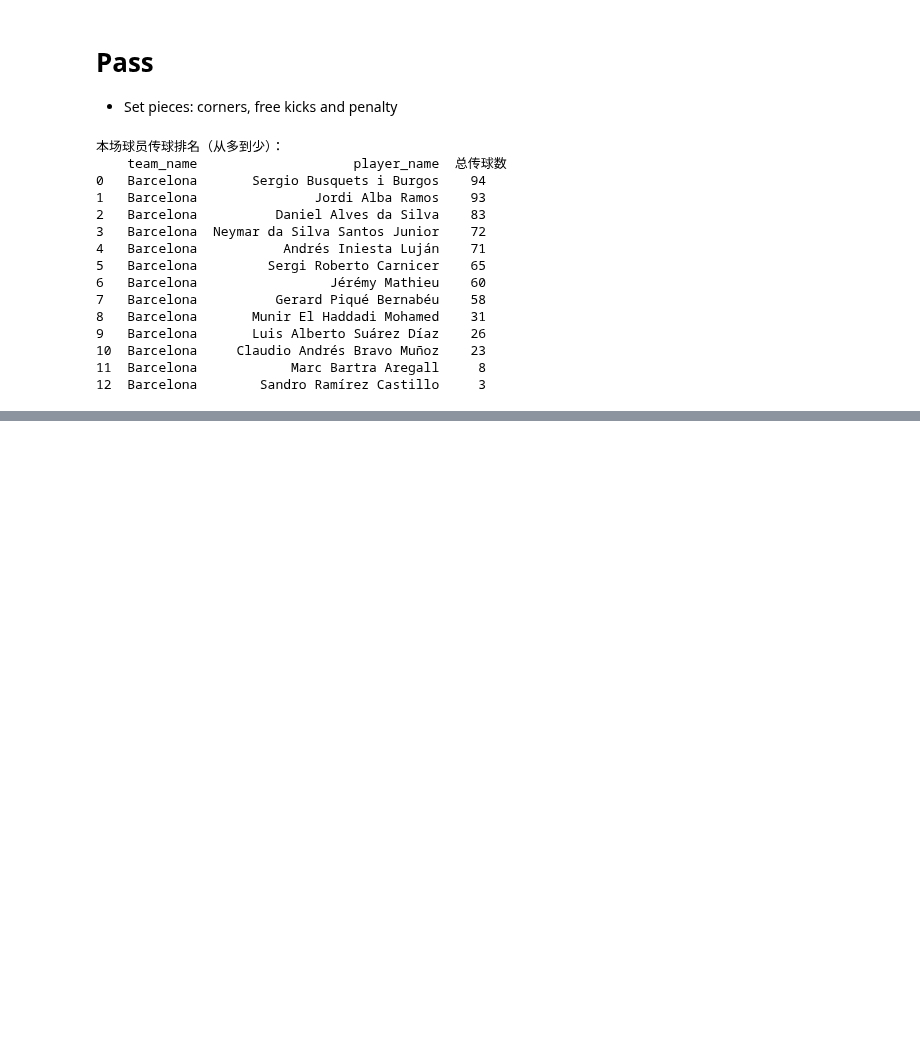
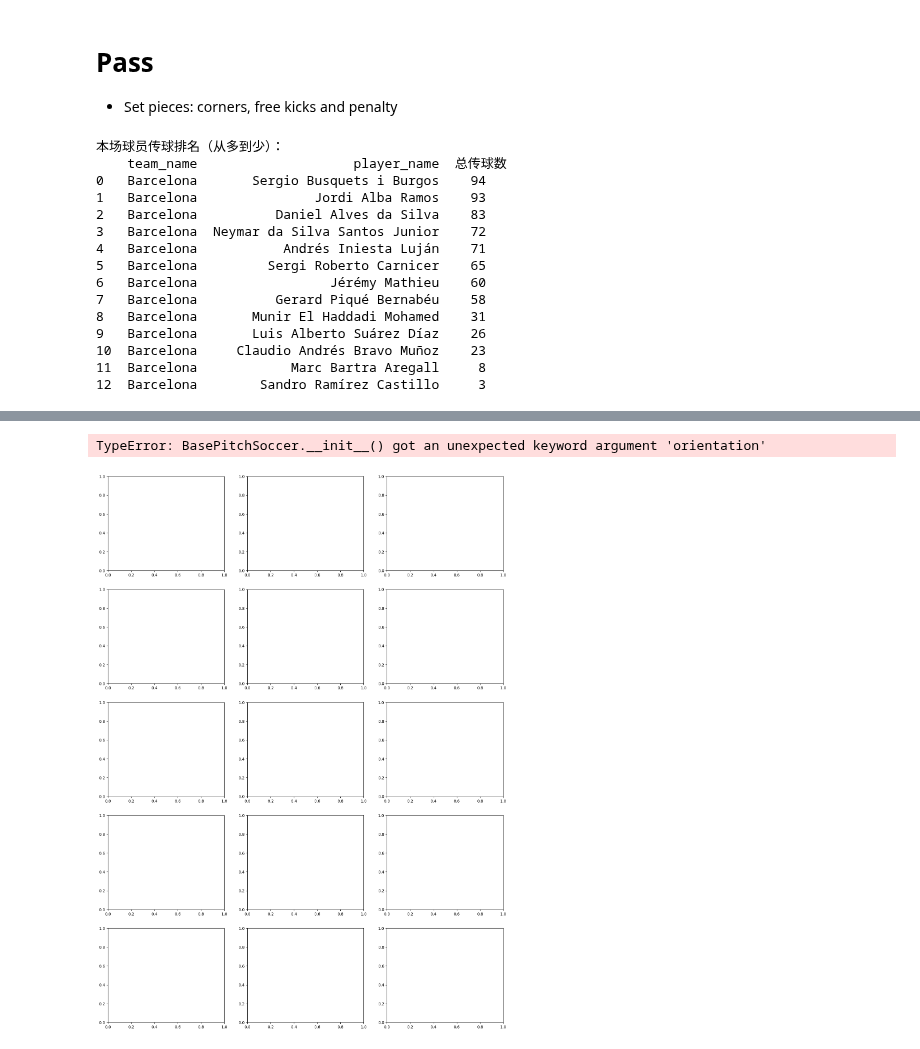
Before and after one commit to liuhouyi720-pixel/World-Cup-2026, a Jupyter notebook: Learning/Team_selection_&_analysis.ipynb, the cells around one changed output, grey strips where cells are left out. Saved outputs shown, nothing was run; the diff lists cells and outputs as text; code cells hidden in the pictures; blank space fills up the shorter version.

```diff
--- a/Learning/Team_selection_&_analysis.ipynb
+++ b/Learning/Team_selection_&_analysis.ipynb
@@ -273,0 +347,71 @@ plt.show()
+# %%
+from mplsoccer import Pitch
+import matplotlib.pyplot as plt
+import math
+
+def draw_all_barca_heatmap_one_canvas(full_event_df):
+    # 1. 预处理：筛选巴萨全队所有事件
+    full_event_df["player_name"] = full_event_df["player"].str["name"]
+    full_event_df["team_name"] = full_event_df["team"].str["name"]
+    barca_all_events = full_event_df[full_event_df["team_name"] == "Barcelona"].copy()
+
+    # 获取所有有场上动作的巴萨球员全名（去重）
+    barca_player_names = barca_all_events["player_name"].unique()
+    total_player = len(barca_player_names)
+
+
+    # 2. 自动计算子图行列布局（3列排版，自适应行数）
+    cols = 3
+    rows = math.ceil(total_player / cols)
+    # 创建超大总画布，适配多张子图
+    fig, ax_list = plt.subplots(rows, cols, figsize=(6 * cols, 5 * rows))
+    ax_list = ax_list.flatten()  # 把二维子图数组转为一维，方便循环索引
+
+    # 3. 循环遍历每一名巴萨球员，逐个绘制子热力图
+    for idx, player_name in enumerate(barca_player_names):
+        current_ax = ax_list[idx]
+        # 筛选当前球员全部场上事件
+        player_actions = barca_all_events[barca_all_events["player_name"] == player_name].copy()
+        # 拆分坐标并清洗空值
+        player_actions["act_x"] = player_actions["location"].str[0]
+        player_actions["act_y"] = player_actions["location"].str[1]
+        valid_data = player_actions.dropna(subset=["act_x", "act_y"])
+
+        # 创建球场模板（和示例图配色、底色统一）
+        pitch = Pitch(
+            pitch_type="statsbomb",
+            line_color="white",
+            pitch_color="green",
+            orientation="horizontal"
+        )
+        pitch.draw(ax=current_ax)
+
+        # 有有效点位才绘制热力，无数据则空白球场
+        if len(valid_data) > 0:
+            pitch.kdeplot(
+                x=valid_data["act_x"],
+                y=valid_data["act_y"],
+                ax=current_ax,
+                cmap="YlOrRd",
+                shade=True,
+                shade_lowest=False,
+                alpha=0.85
+            )
+        # 子图标题：球员姓名+总场上动作数量
+        current_ax.set_title(f"{player_name}\n{len(valid_data)}", fontsize=9)
+
+    # 4. 隐藏多余空白子图（球员数量不足填满网格时）
+    for empty_idx in range(total_player, len(ax_list)):
+        ax_list[empty_idx].axis("off")
+
+    # 整体画布优化，避免文字、子图重叠
+    plt.tight_layout()
+    # 可选：保存高清大图到本地
+    # plt.savefig("Barcelona_All_Player_Heatmap.png", dpi=300, bbox_inches="tight")
+    plt.show()
+
+# 调用执行，传入完整原始事件表 object_events
+draw_all_barca_heatmap_one_canvas(object_events)
+# %% [output]
+TypeError: BasePitchSoccer.__init__() got an unexpected keyword argument 'orientation'
+[figure, added]
```
Also changed, not shown: parts of 8 cells of this notebook, 3 other files.
